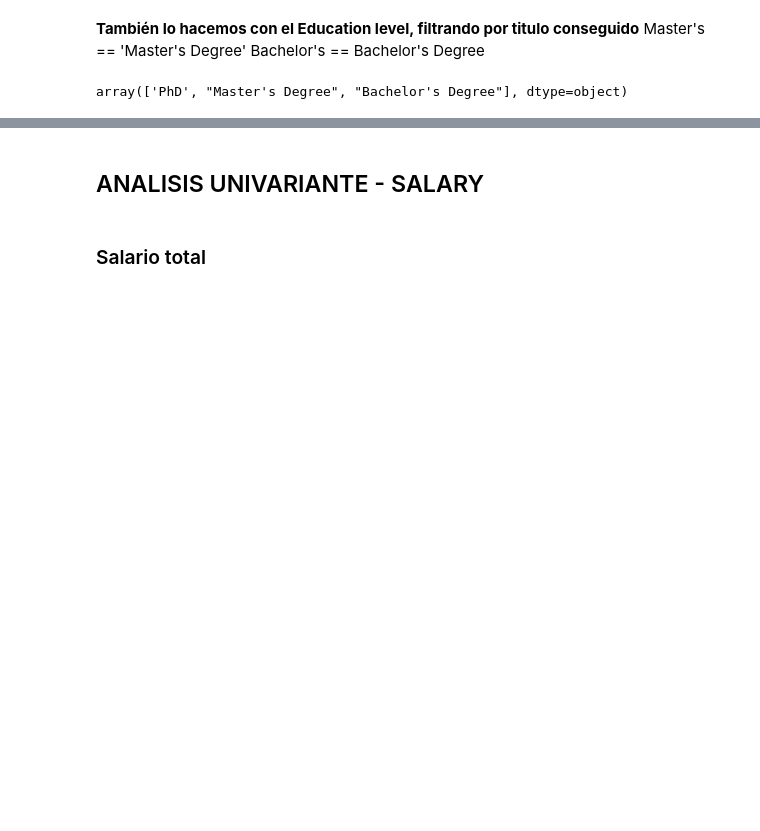
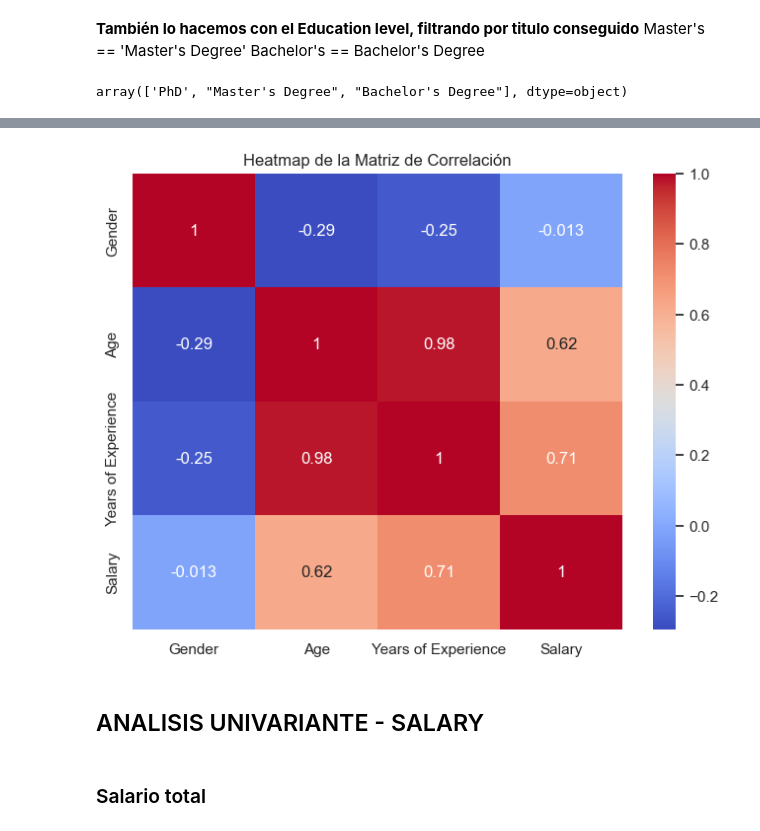
Before and after one commit to LauraGSanchz/SALARY_ANALYSIS, a Jupyter notebook: src/notebooks/eda_laura_garcia.ipynb, the cells around one changed output, grey strips where cells are left out. Cells and saved outputs as stored; diff of their text form; code cells hidden in the pictures; blank space fills up the shorter version.

```diff
--- a/src/notebooks/eda_laura_garcia.ipynb
+++ b/src/notebooks/eda_laura_garcia.ipynb
@@ -554,3 +543,11 @@ df_data
+# %%
+matrix = df_modified.corr()
+plt.figure(figsize=(8, 6))
+sns.heatmap(matrix, annot=True, cmap='coolwarm')
+plt.title('Heatmap de la Matriz de Correlación')
+plt.show()
+# %% [output]
+[figure, added]
 # %% [markdown]
 ## ANALISIS UNIVARIANTE - SALARY ##
 # %% [markdown]
```
Also changed, not shown: parts of 28 cells of this notebook, 1 other file.
